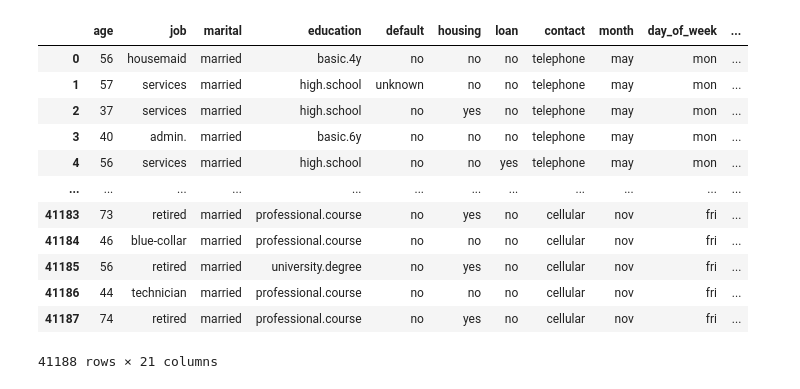
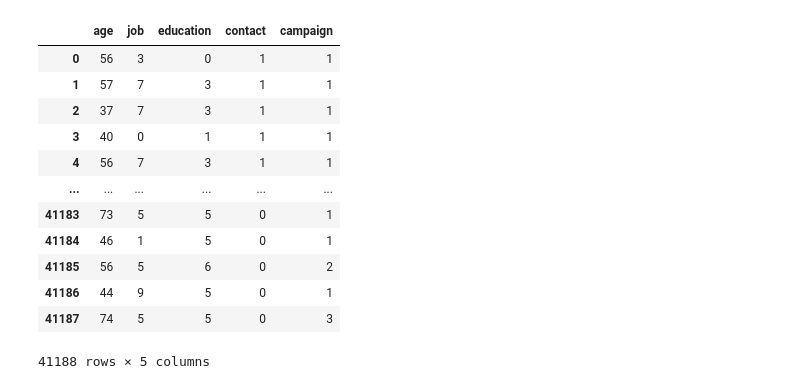
Before and after one commit to rroxy08/CE888, a Jupyter notebook: lab4/bank_classification.ipynb, the cells around one changed output. Saved outputs shown, nothing was run; the diff lists cells and outputs as text; code cells hidden in the pictures.

```diff
--- a/lab4/bank_classification.ipynb
+++ b/lab4/bank_classification.ipynb
@@ -23,17 +23,27 @@ from sklearn.model_selection import GroupKFold
 # %%
-dframe=pd.read_csv("https://raw.githubusercontent.com/rroxy08/CE888/master/lab4/bank-additional-full.csv", delimiter=';')
-dframe
+dframe=pd.read_csv("https://raw.githubusercontent.com/rroxy08/CE888/master/lab4/bank-additional-full.csv",delimiter=";")
+
+#dframe.columns
+features=["age","job","education","contact","campaign"]
+outcomes=["y"]
+
+dframe[["job"]] = dframe[["job"]].apply(LabelEncoder().fit_transform)
+dframe[["education"]] = dframe[["education"]].apply(LabelEncoder().fit_transform)
+dframe[["contact"]] = dframe[["contact"]].apply(LabelEncoder().fit_transform)
+
+
+dframe[features]
 # %% [output]
-|  | age | job | marital | education | default | housing | loan | contact | month | day_of_week | ... |
-| 0 | 56 | housemaid | married | basic.4y | no | no | no | telephone | may | mon | ... |
-| 1 | 57 | services | married | high.school | unknown | no | no | telephone | may | mon | ... |
-| 2 | 37 | services | married | high.school | no | yes | no | telephone | may | mon | ... |
-| 3 | 40 | admin. | married | basic.6y | no | no | no | telephone | may | mon | ... |
-| 4 | 56 | services | married | high.school | no | no | yes | telephone | may | mon | ... |
-| ... | ... | ... | ... | ... | ... | ... | ... | ... | ... | ... | ... |
-| 41183 | 73 | retired | married | professional.course | no | yes | no | cellular | nov | fri | ... |
-| 41184 | 46 | blue-collar | married | professional.course | no | no | no | cellular | nov | fri | ... |
-| 41185 | 56 | retired | married | university.degree | no | yes | no | cellular | nov | fri | ... |
-| 41186 | 44 | technician | married | professional.course | no | no | no | cellular | nov | fri | ... |
-| 41187 | 74 | retired | married | professional.course | no | yes | no | cellular | nov | fri | ... |
+|  | age | job | education | contact | campaign |
+| 0 | 56 | 3 | 0 | 1 | 1 |
+| 1 | 57 | 7 | 3 | 1 | 1 |
+| 2 | 37 | 7 | 3 | 1 | 1 |
+| 3 | 40 | 0 | 1 | 1 | 1 |
+| 4 | 56 | 7 | 3 | 1 | 1 |
+| ... | ... | ... | ... | ... | ... |
+| 41183 | 73 | 5 | 5 | 0 | 1 |
+| 41184 | 46 | 1 | 5 | 0 | 1 |
+| 41185 | 56 | 5 | 6 | 0 | 2 |
+| 41186 | 44 | 9 | 5 | 0 | 1 |
+| 41187 | 74 | 5 | 5 | 0 | 3 |
-41188 rows × 21 columns
+41188 rows × 5 columns
```
Also changed, not shown: parts of 12 cells of this notebook.
